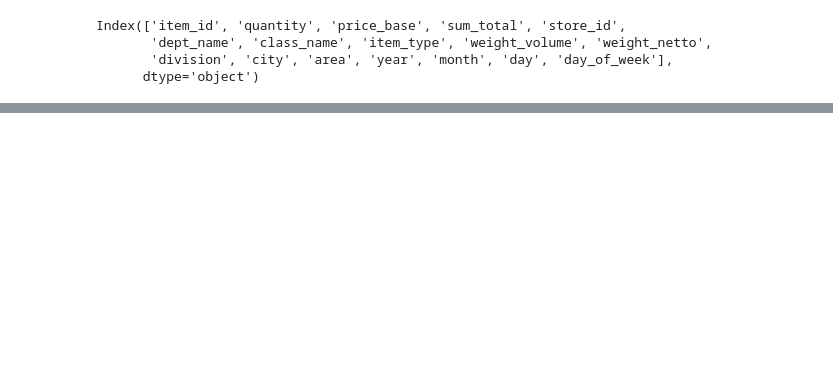
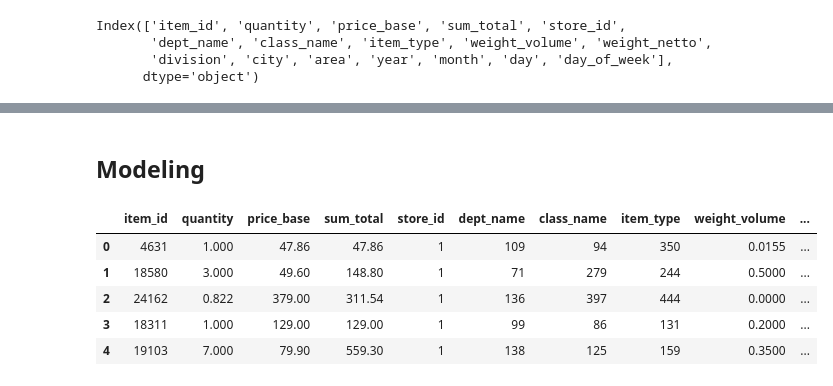
Before and after one commit to reagan-adajo/Capstone_Project, a Jupyter notebook: Project.ipynb, the cells around one changed output, grey strips where cells are left out. Cells and saved outputs as stored; diff of their text form; code cells hidden in the pictures; blank space fills up the shorter version.

```diff
--- a/Project.ipynb
+++ b/Project.ipynb
@@ -674,0 +792,13 @@ Name: quantity, dtype: float64
+# %% [markdown]
+## Modeling
+# %%
+#make a copy of dataframe before modelling
+df2 = df1.copy(deep=True)
+df2.head()
+# %% [output]
+|  | item_id | quantity | price_base | sum_total | store_id | dept_name | class_name | item_type | weight_volume | ... |
+| 0 | 4631 | 1.000 | 47.86 | 47.86 | 1 | 109 | 94 | 350 | 0.0155 | ... |
+| 1 | 18580 | 3.000 | 49.60 | 148.80 | 1 | 71 | 279 | 244 | 0.5000 | ... |
+| 2 | 24162 | 0.822 | 379.00 | 311.54 | 1 | 136 | 397 | 444 | 0.0000 | ... |
+| 3 | 18311 | 1.000 | 129.00 | 129.00 | 1 | 99 | 86 | 131 | 0.2000 | ... |
+| 4 | 19103 | 7.000 | 79.90 | 559.30 | 1 | 138 | 125 | 159 | 0.3500 | ... |
```
Also changed, not shown: parts of 16 cells of this notebook.
